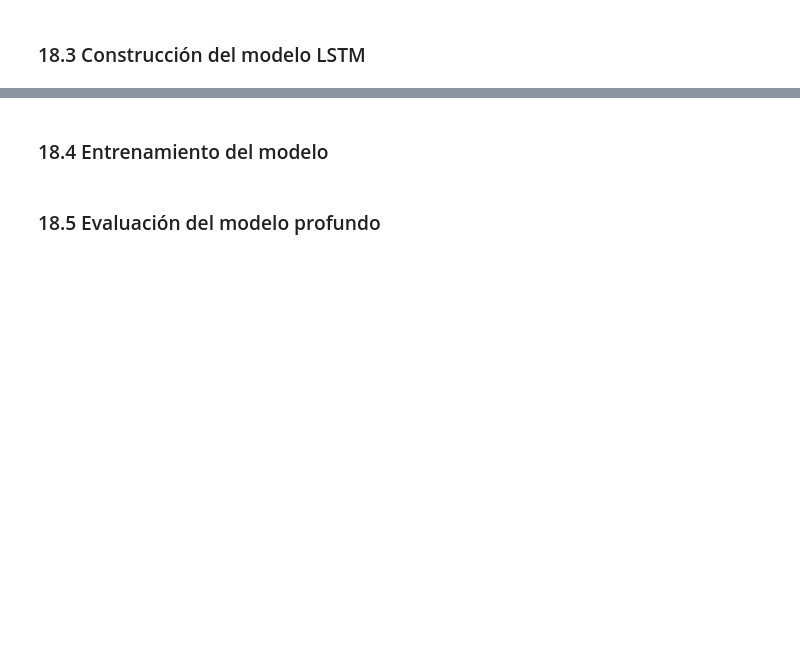
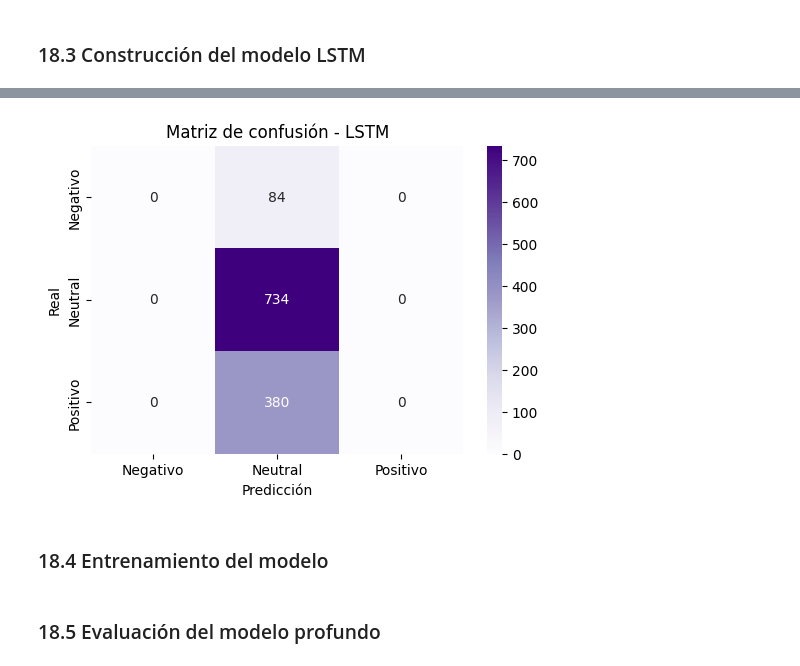
Before and after one commit to Jormao2025/Data_Science_1, a Jupyter notebook: Proyecto_Final_Data_Science_III_Análisis_Sentimiento_en_Tweets_sobre_Vacunas_contra_COVID_19.ipynb, the cells around one changed output, grey strips where cells are left out. Cells and saved outputs as stored; diff of their text form; code cells hidden in the pictures; blank space fills up the shorter version.

```diff
--- a/Proyecto_Final_Data_Science_III_Análisis_Sentimiento_en_Tweets_sobre_Vacunas_contra_COVID_19.ipynb
+++ b/Proyecto_Final_Data_Science_III_Análisis_Sentimiento_en_Tweets_sobre_Vacunas_contra_COVID_19.ipynb
@@ -1136,0 +1137,9 @@ Pesos por clase: {np.int64(0): np.float64(4.753968253968254), np.int64(1): np.fl
+# %%
+# Pesos ajustados manualmente para evitar sobrecorrección
+class_weights = {
+    0: 2.5,   # Negativo
+    1: 1.0,   # Neutral
+    2: 1.2    # Positivo
+}
+
+print("Pesos por clase:", class_weights)
@@ -1137,8 +1148,12 @@ Pesos por clase: {np.int64(0): np.float64(4.753968253968254), np.int64(1): np.fl
 # %% [markdown]
 ### 18.3 Construcción del modelo LSTM
 # %%
+from tensorflow.keras.models import Sequential
+from tensorflow.keras.layers import Input, Embedding, LSTM, Dense, Dropout
+
 model_dl = Sequential([
-    Embedding(input_dim=max_words, output_dim=100, input_length=max_len),
+    Input(shape=(max_len,)),
+    Embedding(input_dim=max_words, output_dim=100),
     LSTM(64, dropout=0.2),
     Dense(32, activation='relu'),
     Dropout(0.3),
@@ -1183,10 +1198,11 @@ early_stopping = EarlyStopping(
 history = model_dl.fit(
     X_train_dl,
     y_train_dl,
-    epochs=6,
-    batch_size=16,
-    validation_split=0.2,
+    epochs=10,
+    batch_size=32,
+    validation_data=(X_val_dl, y_val_dl),
     class_weight=class_weights,
+    callbacks=[early_stopping],
     verbose=1
 )
 # %% [output]
@@ -1204,0 +1224,4 @@ Epoch 6/6
+# %%
+y_pred_dl = model_dl.predict(X_test_dl)
+y_pred_dl_classes = np.argmax(y_pred_dl, axis=1)
+y_test_dl_classes = np.argmax(y_test_dl, axis=1)
@@ -1205,3 +1248,20 @@ Epoch 6/6
+# %%
+from sklearn.metrics import confusion_matrix
+import seaborn as sns
+import matplotlib.pyplot as plt
+
+cm_dl = confusion_matrix(y_test_dl_classes, y_pred_dl_classes)
+
+plt.figure(figsize=(6,4))
+sns.heatmap(cm_dl, annot=True, fmt='d', cmap='Purples',
+            xticklabels=['Negativo', 'Neutral', 'Positivo'],
+            yticklabels=['Negativo', 'Neutral', 'Positivo'])
+plt.xlabel("Predicción")
+plt.ylabel("Real")
+plt.title("Matriz de confusión - LSTM")
+plt.show()
+# %% [output]
+[figure, added]
 # %% [markdown]
 ### 18.4 Entrenamiento del modelo
 # %%
```
Also changed, not shown: parts of 8 cells of this notebook.
